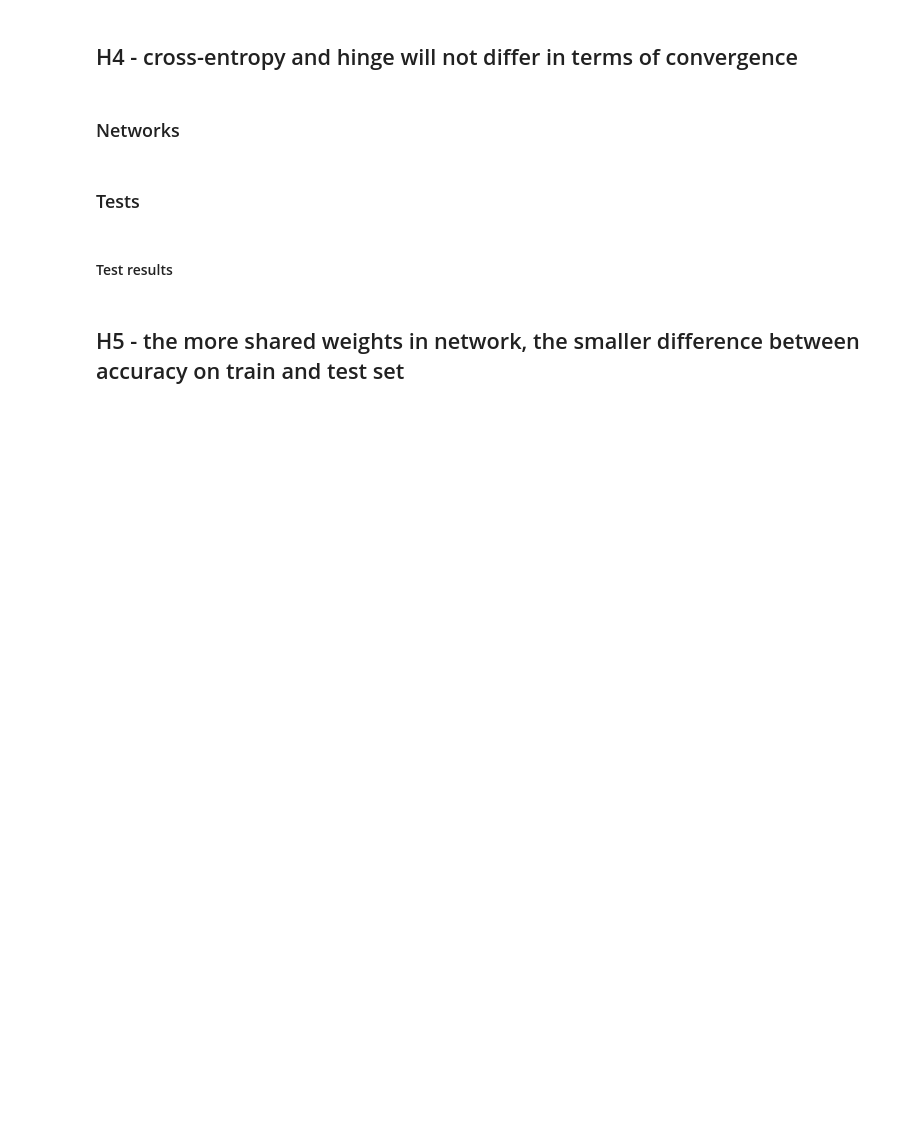
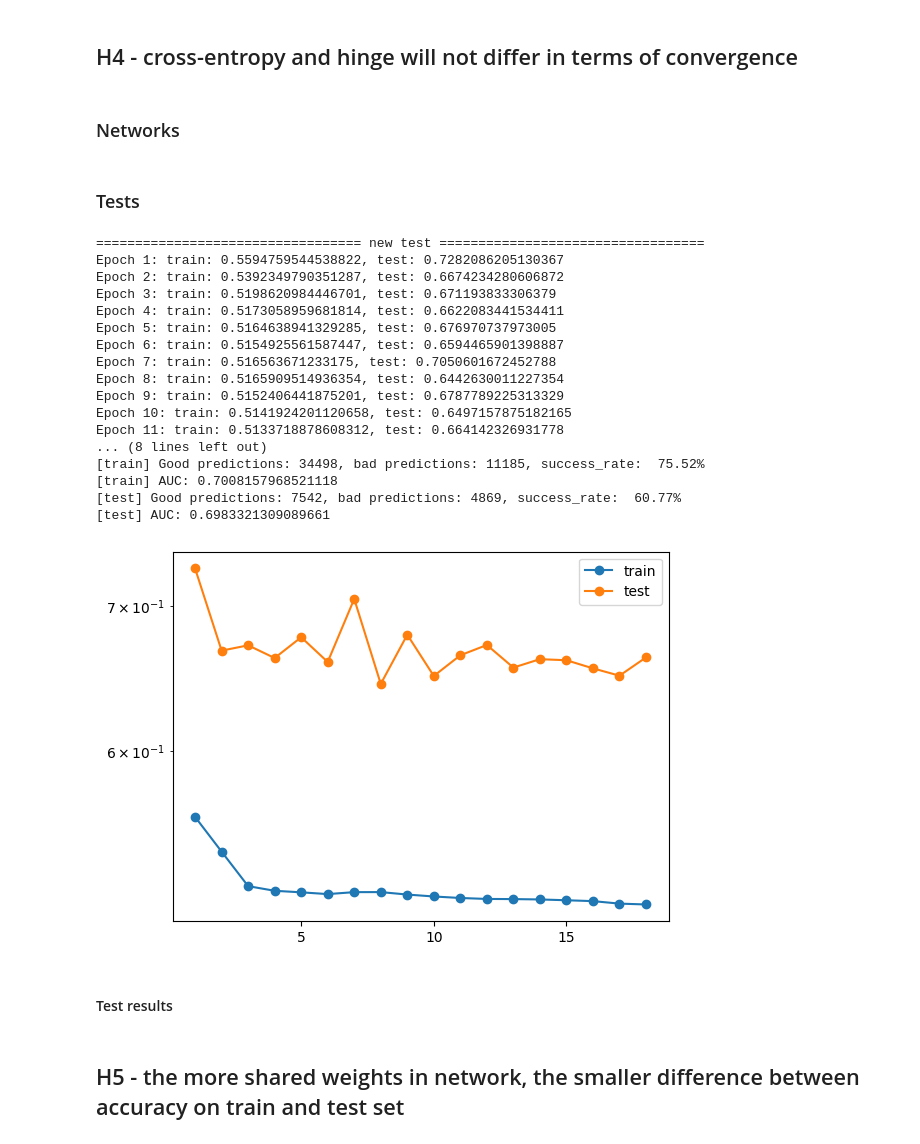
Before and after one commit to nargatte/sieci_neuronowe_3, a Jupyter notebook: tests.ipynb, the cells around one changed output. Drawn from its saved outputs; the diff is of its cells as text; code cells hidden in the pictures; blank space fills up the shorter version.

```diff
--- a/tests.ipynb
+++ b/tests.ipynb
@@ -653,7 +702,7 @@ def test(function, loss, train_set, test_set, params, figname):
     net = function(loss)
 
     start = time.time()
-    (train_losses, test_losses) = net.train(train_set, test_set, 1024, "output_temp")
+    (train_losses, test_losses) = net.train(train_set, test_set, 1024, "output_wind")
     end = time.time()
 
     print(f"Time elapsed: {end - start : .2f} s")
@@ -685,15 +734,34 @@ def test(function, loss, train_set, test_set, params, figname):
     ax.legend(["train", "test"])
     fig.savefig(os.path.join("plots", "h4", figname))
 # %%
-test(get_h4_net_1, d.cross_entropy_loss, train_set1, test_set1, params1, "n1_cross_entropy.png")
-test(get_h4_net_2, d.cross_entropy_loss, train_set1, test_set1, params1, "n2_cross_entropy.png")
-test(get_h4_net_3, d.cross_entropy_loss, train_set1, test_set1, params1, "n3_cross_entropy.png")
+# test(get_h4_net_1, d.cross_entropy_loss, train_set1, test_set1, params1, "n1_cross_entropy.png")
+# test(get_h4_net_2, d.cross_entropy_loss, train_set1, test_set1, params1, "n2_cross_entropy.png")
+# test(get_h4_net_3, d.cross_entropy_loss, train_set1, test_set1, params1, "n3_cross_entropy.png")
 test(get_h4_net_4, d.cross_entropy_loss, train_set1, test_set1, params1, "n4_cross_entropy.png")
 
-test(get_h4_net_1, d.hinge_loss, train_set1, test_set1, params1, "n1_hinge.png")
-test(get_h4_net_2, d.hinge_loss, train_set1, test_set1, params1, "n2_hinge.png")
-test(get_h4_net_3, d.hinge_loss, train_set1, test_set1, params1, "n3_hinge.png")
-test(get_h4_net_4, d.hinge_loss, train_set1, test_set1, params1, "n4_hinge.png")
+# test(get_h4_net_1, d.hinge_loss, train_set1, test_set1, params1, "n1_hinge.png")
+# test(get_h4_net_2, d.hinge_loss, train_set1, test_set1, params1, "n2_hinge.png")
+# test(get_h4_net_3, d.hinge_loss, train_set1, test_set1, params1, "n3_hinge.png")
+# test(get_h4_net_4, d.hinge_loss, train_set1, test_set1, params1, "n4_hinge.png")
+# %% [output]
+================================== new test ==================================
+Epoch 1: train: 0.5594759544538822, test: 0.7282086205130367
+Epoch 2: train: 0.5392349790351287, test: 0.6674234280606872
+Epoch 3: train: 0.5198620984446701, test: 0.671193833306379
+Epoch 4: train: 0.5173058959681814, test: 0.6622083441534411
+Epoch 5: train: 0.5164638941329285, test: 0.676970737973005
+Epoch 6: train: 0.5154925561587447, test: 0.6594465901398887
+Epoch 7: train: 0.516563671233175, test: 0.7050601672452788
+Epoch 8: train: 0.5165909514936354, test: 0.6442630011227354
+Epoch 9: train: 0.5152406441875201, test: 0.6787789225313329
+Epoch 10: train: 0.5141924201120658, test: 0.6497157875182165
+Epoch 11: train: 0.5133718878608312, test: 0.664142326931778
+... (8 lines left out)
+[train] Good predictions: 34498, bad predictions: 11185, success_rate:  75.52%
+[train] AUC: 0.7008157968521118
+[test] Good predictions: 7542, bad predictions: 4869, success_rate:  60.77%
+[test] AUC: 0.6983321309089661
+[figure, added]
 # %% [markdown]
 #### Test results
 # %% [markdown]
```
Also changed, not shown: parts of 5 cells of this notebook, 3 other files.
